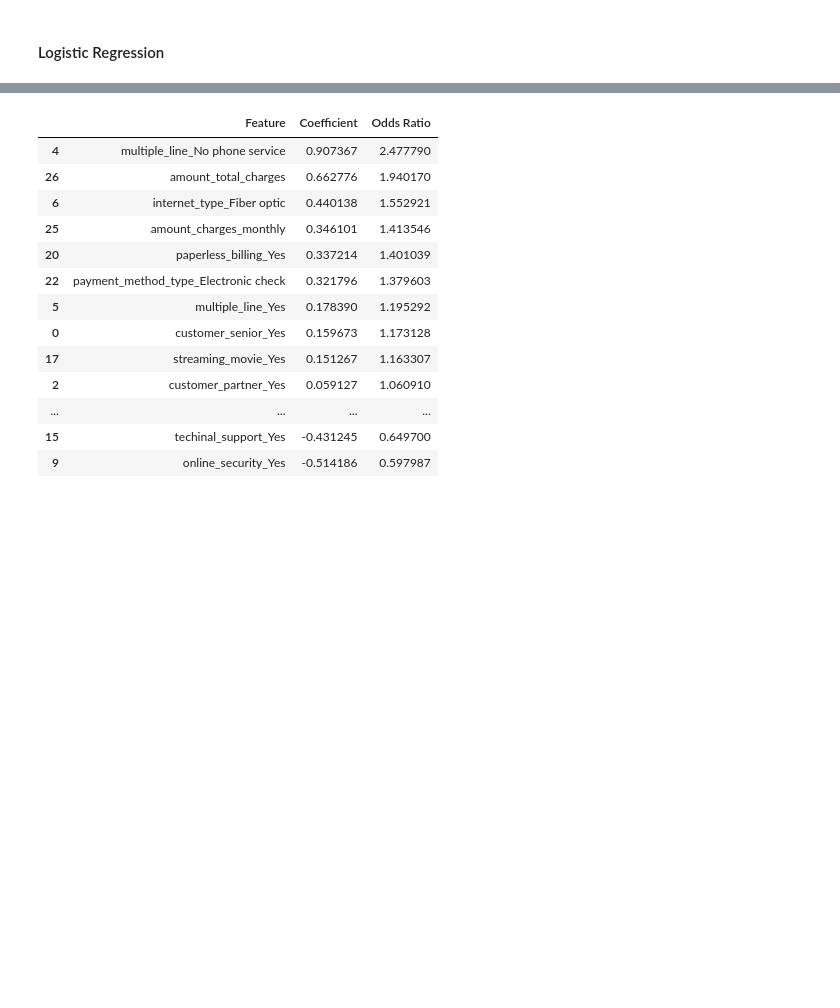
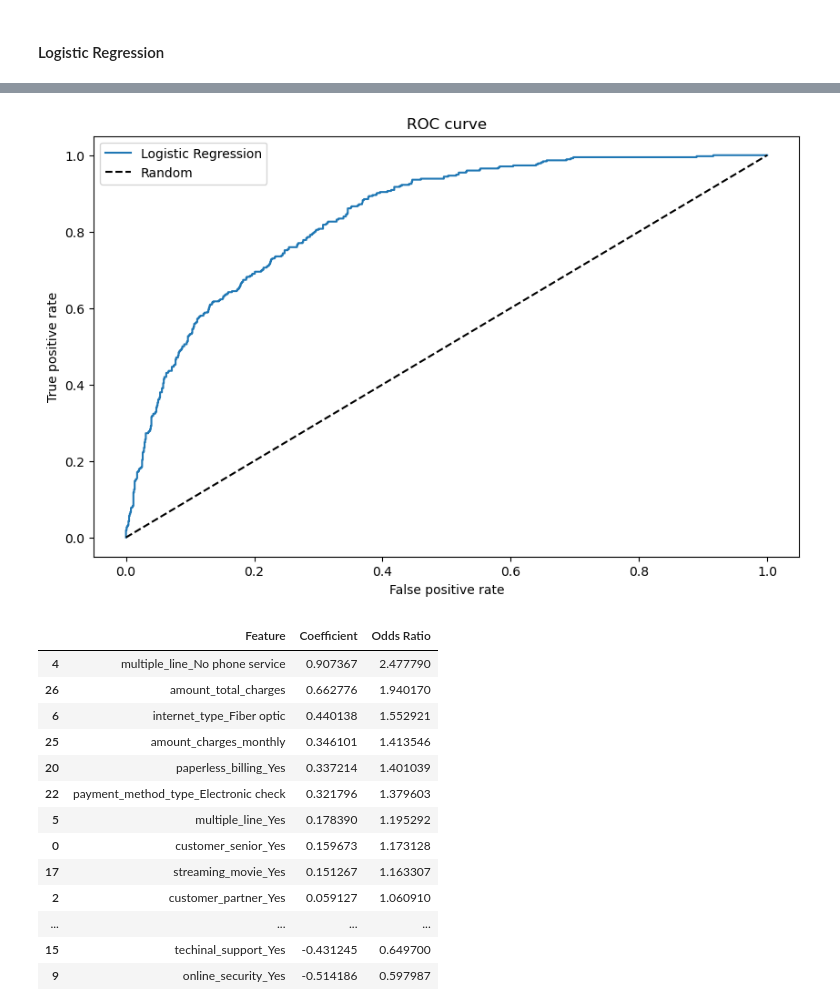
Before and after one commit to n-pizzetta/churn_prediction, a Jupyter notebook: notebooks/eda.ipynb, the cells around one changed output, grey strips where cells are left out. Cells and saved outputs as stored; diff of their text form; code cells hidden in the pictures; blank space fills up the shorter version.

```diff
--- a/notebooks/nathan.ipynb
+++ b/notebooks/eda.ipynb
@@ -855,3 +924,21 @@ weighted avg       0.81      0.82      0.82      1408
+# %%
+from matplotlib import pyplot as plt
+from sklearn.metrics import roc_curve
+
+y_prob_log = classification_pipeline.predict_proba(X_test)[:, 1]
+
+fpr_log, tpr_log, thresholds_log = roc_curve(y_test_transformed, y_prob_log)
+
+plt.figure(figsize=(10, 6))
+plt.plot(fpr_log, tpr_log, label='Logistic Regression')
+plt.plot([0, 1], [0, 1], 'k--', label='Random')
+plt.xlabel('False positive rate')
+plt.ylabel('True positive rate')
+plt.title('ROC curve')
+plt.legend()
+plt.show()
+# %% [output]
+[figure, added]
 # %%
 import numpy as np
 import pandas as pd
```
Also changed, not shown: parts of 4 cells of this notebook, 4 other files.
